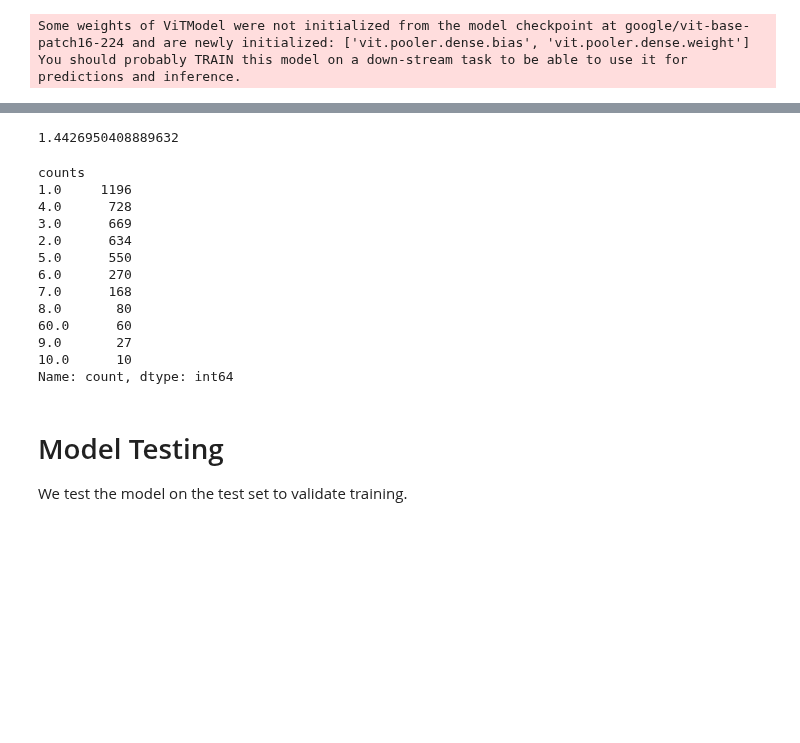
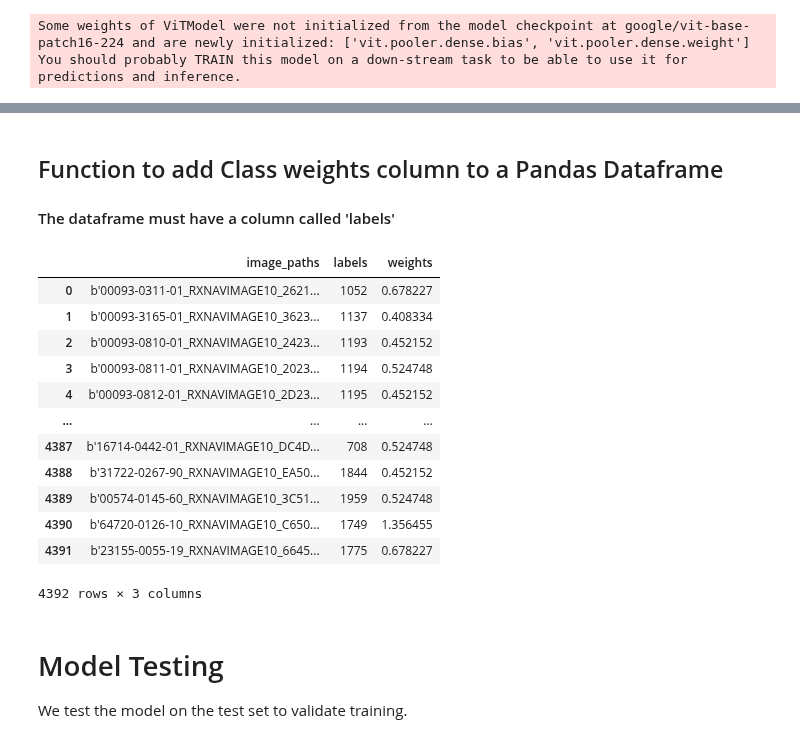
Before and after one commit to Chr728/Compass, a Jupyter notebook: pillIdentifierAI/Pill_Identifier - CUDA.ipynb, the cells around one changed output, grey strips where cells are left out. Cells and saved outputs as stored; diff of their text form; code cells hidden in the pictures; blank space fills up the shorter version.

Commit message:
Added function for class weights #354
- The function get_weight calculate the weight for each label
- The function add_class_weights attach a weight column to a input dataframe

```diff
--- a/pillIdentifierAI/Pill_Identifier - CUDA.ipynb
+++ b/pillIdentifierAI/Pill_Identifier - CUDA.ipynb
@@ -780,13 +782,3 @@ mainTrainer = CustomTrainer (
 # %% [output]
 Some weights of ViTModel were not initialized from the model checkpoint at google/vit-base-patch16-224 and are newly initialized: ['vit.pooler.dense.bias', 'vit.pooler.dense.weight']
 You should probably TRAIN this model on a down-stream task to be able to use it for predictions and inference.
-# %%
-dataset_df.head()
-labels_df = dataset_df.value_counts("labels")
-labels_df.head()
-# print(labels_df['2111'])
-# print(dataset_df['labels'])
-for index, row in dataset_df.iterrows():
-    dataset_df.loc[index, ('counts')] = labels_df[dataset_df.loc[index, ('labels')]]
-#     row[1]['counts'] = labels_df[row[1]['labels']]
-dataset_df.value_counts('labels')
@@ -848,25 +785,48 @@ value_df
-# %%
-W = 1 / np.log(2)
-W = 3 * W/3
-print(W)
-# %% [output]
-1.4426950408889632
-# %%
-dataset_df.value_counts("counts")
-# %% [output]
-counts
-1.0     1196
-4.0      728
-3.0      669
-2.0      634
-5.0      550
-6.0      270
-7.0      168
-8.0       80
-60.0      60
-9.0       27
-10.0      10
-Name: count, dtype: int64
+# %% [markdown]
+## Function to add Class weights column to a Pandas Dataframe
+#### The dataframe must have a column called 'labels'
+# %%
+#calculate the weights
+def get_weight(class_num, label_count):
+    weights = 1 / np.log(label_count)
+    weights = class_num * weights/np.sum(weights)
+    return weights
+
+def add_class_weights(input_data):
+    #get the number of labels
+    result_data = input_data
+    label_num = len(result_data['labels'].unique())
+
+    #Create a Pandas dataframe for weight caculation
+    value = result_data.value_counts('labels').tolist()
+    value_df = pd.DataFrame({'labels': result_data.value_counts('labels').index.tolist(), 'counts':result_data.value_counts('labels').tolist()})
+
+    base = 2
+    value_df['counts'] = get_weight(label_num, base*value_df['counts'])
+    # value_df
+    list = value_df.set_index('labels').T.to_dict('list')
+
+    for index, row in result_data.iterrows():
+        result_data.loc[index, ('weights')] = list[result_data.loc[index, ('labels')]][0]
+
+    return result_data
+
+test = add_class_weights(dataset_df)
+test
+# %% [output]
+|  | image_paths | labels | weights |
+| 0 | b'00093-0311-01_RXNAVIMAGE10_2621... | 1052 | 0.678227 |
+| 1 | b'00093-3165-01_RXNAVIMAGE10_3623... | 1137 | 0.408334 |
+| 2 | b'00093-0810-01_RXNAVIMAGE10_2423... | 1193 | 0.452152 |
+| 3 | b'00093-0811-01_RXNAVIMAGE10_2023... | 1194 | 0.524748 |
+| 4 | b'00093-0812-01_RXNAVIMAGE10_2D23... | 1195 | 0.452152 |
+| ... | ... | ... | ... |
+| 4387 | b'16714-0442-01_RXNAVIMAGE10_DC4D... | 708 | 0.524748 |
+| 4388 | b'31722-0267-90_RXNAVIMAGE10_EA50... | 1844 | 0.452152 |
+| 4389 | b'00574-0145-60_RXNAVIMAGE10_3C51... | 1959 | 0.524748 |
+| 4390 | b'64720-0126-10_RXNAVIMAGE10_C650... | 1749 | 1.356455 |
+| 4391 | b'23155-0055-19_RXNAVIMAGE10_6645... | 1775 | 0.678227 |
+4392 rows × 3 columns
 # %% [markdown]
 # Model Testing
 We test the model on the test set to validate training.
```
Also changed, not shown: parts of 8 cells of this notebook.
